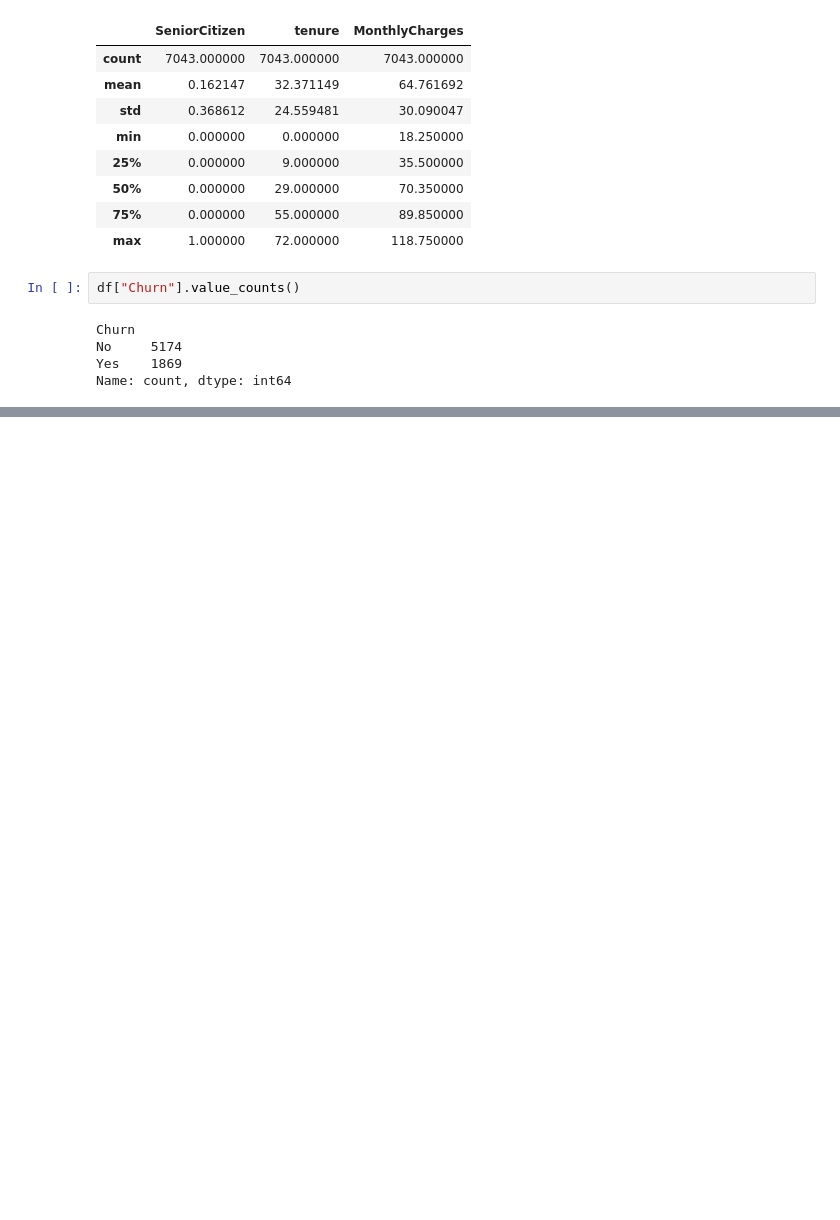
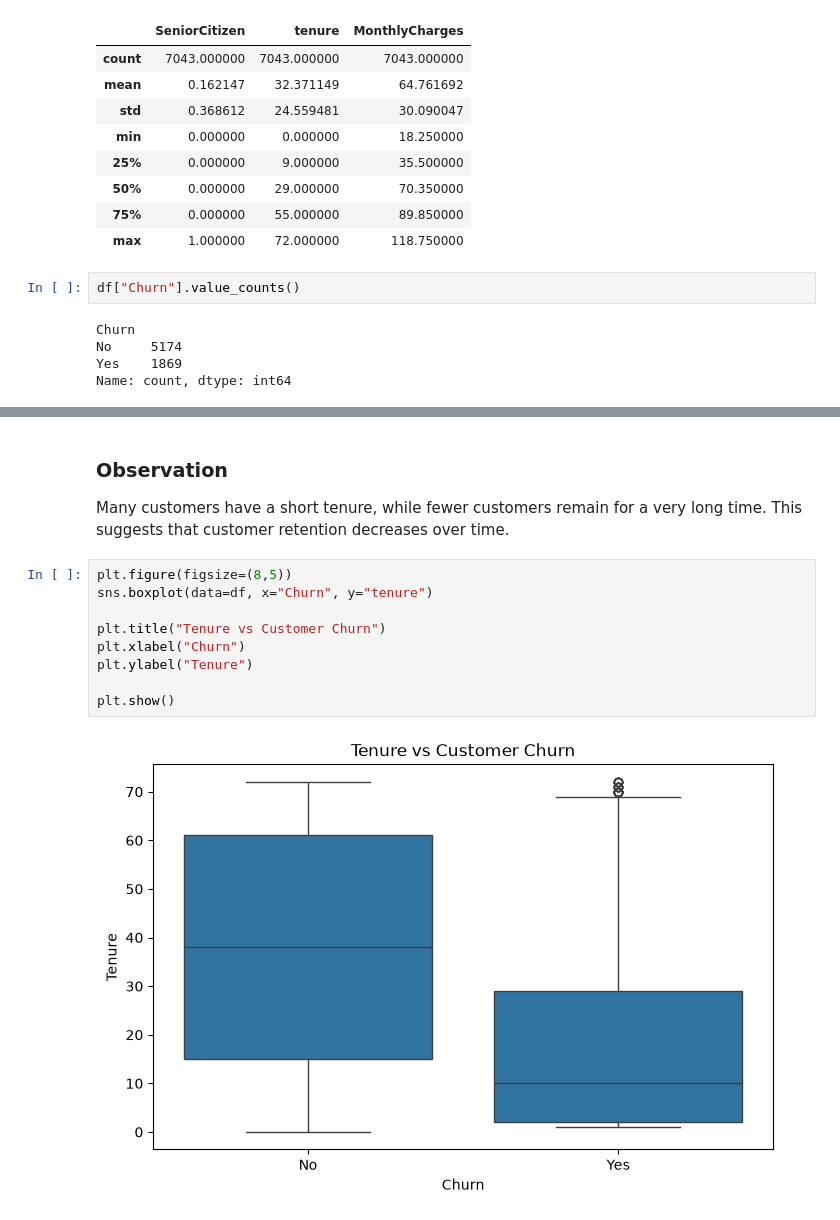
Before and after one commit to janupalliradhika/customer-churn-prediction, a Jupyter notebook: notebooks/eda.ipynb, the cells around one changed output, grey strips where cells are left out. Cells and saved outputs as stored; diff of their text form; blank space fills up the shorter version.

```diff
--- a/notebooks/eda.ipynb
+++ b/notebooks/eda.ipynb
@@ -88,0 +220,15 @@ Name: count, dtype: int64
+# %% [markdown]
+### Observation
+
+Many customers have a short tenure, while fewer customers remain for a very long time. This suggests that customer retention decreases over time.
+# %%
+plt.figure(figsize=(8,5))
+sns.boxplot(data=df, x="Churn", y="tenure")
+
+plt.title("Tenure vs Customer Churn")
+plt.xlabel("Churn")
+plt.ylabel("Tenure")
+
+plt.show()
+# %% [output]
+[figure, added]
```
Also changed, not shown: parts of 18 cells of this notebook.
